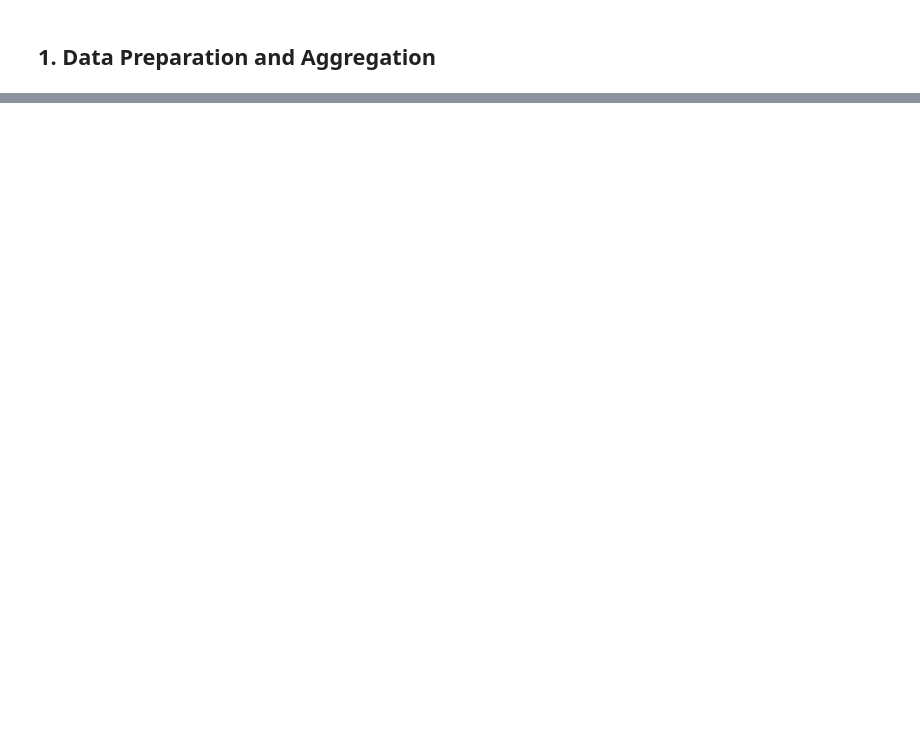
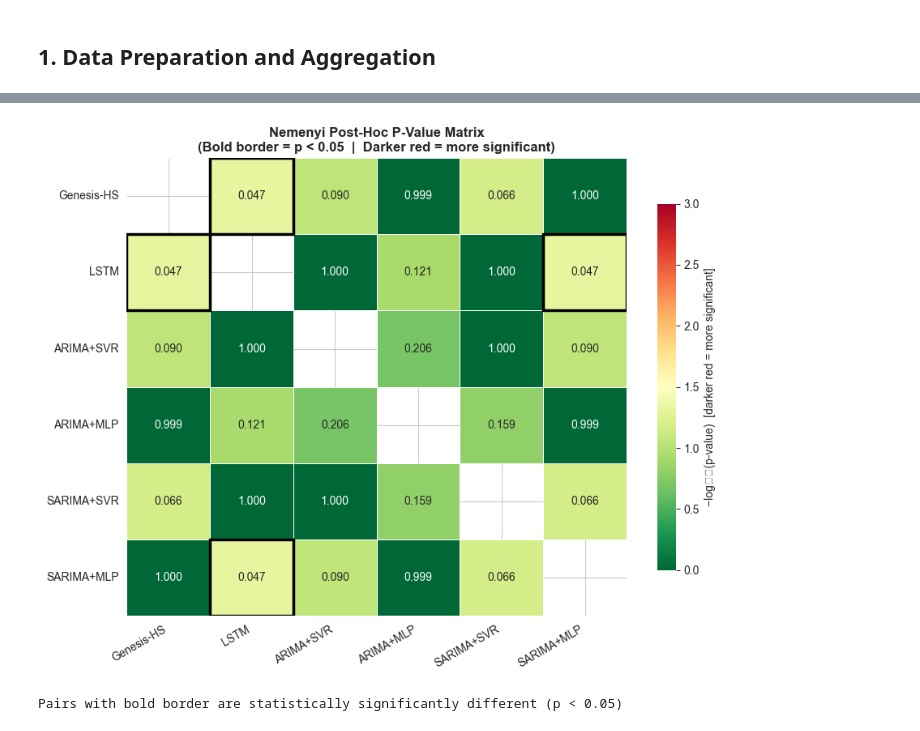
Before and after one commit to HenriqueSabino/RegressorGE, a Jupyter notebook: analysis.ipynb, the cells around one changed output, grey strips where cells are left out. Drawn from its saved outputs; the diff is of its cells as text; code cells hidden in the pictures; blank space fills up the shorter version.

```diff
--- a/analysis.ipynb
+++ b/analysis.ipynb
@@ -1227,0 +460,56 @@ Electricity  0.7475  -0.5046      1.0        2.0     GE
+# %%
+# ── (2) Nemenyi P-Value Heatmap ──────────────────────────────────────────────
+fig, ax = plt.subplots(figsize=(9, 7))
+
+mask = np.eye(len(METHOD_ORDER), dtype=bool)
+
+# Annotate with actual p-values
+annot_mat = nemenyi_p.copy().astype(str)
+for i in range(len(METHOD_ORDER)):
+    for j in range(len(METHOD_ORDER)):
+        if i == j:
+            annot_mat.iloc[i, j] = '—'
+        else:
+            annot_mat.iloc[i, j] = f"{nemenyi_p.iloc[i, j]:.3f}"
+
+# Color by -log10(p) so significant cells stand out
+log_p_arr = nemenyi_p.to_numpy(dtype=float).copy()
+np.fill_diagonal(log_p_arr, np.nan)
+log_p_clipped = np.where(np.isnan(log_p_arr), np.nan,
+                         np.clip(log_p_arr, 1e-10, None))
+log_p_vals = -np.log10(log_p_clipped, where=~np.isnan(log_p_clipped),
+                       out=np.full_like(log_p_clipped, np.nan))
+log_p_vals_df = pd.DataFrame(log_p_vals, index=METHOD_ORDER, columns=METHOD_ORDER)
+
+sns.heatmap(
+    log_p_vals_df,
+    annot=annot_mat,
+    fmt='',
+    cmap='RdYlGn_r',
+    mask=mask,
+    ax=ax,
+    linewidths=0.5,
+    linecolor='white',
+    vmin=0,
+    vmax=3,
+    cbar_kws={'label': '−log₁₀(p-value)  [darker red = more significant]', 'shrink': 0.8},
+)
+
+# Bold border for significant cells (p < 0.05)
+for i, m1 in enumerate(METHOD_ORDER):
+    for j, m2 in enumerate(METHOD_ORDER):
+        if i != j and nemenyi_p.loc[m1, m2] < 0.05:
+            ax.add_patch(plt.Rectangle(
+                (j, i), 1, 1, fill=False, edgecolor='black', lw=2.5))
+
+ax.set_title(
+    'Nemenyi Post-Hoc P-Value Matrix\n(Bold border = p < 0.05  |  Darker red = more significant)',
+    fontsize=12, fontweight='bold')
+ax.set_xticklabels(METHOD_ORDER, rotation=30, ha='right', fontsize=10)
+ax.set_yticklabels(METHOD_ORDER, rotation=0,  fontsize=10)
+plt.tight_layout()
+plt.show()
+print("Pairs with bold border are statistically significantly different (p < 0.05)")
+# %% [output]
+[figure, added]
+Pairs with bold border are statistically significantly different (p < 0.05)
```
Also changed, not shown: parts of 64 cells of this notebook, 2 other files.
